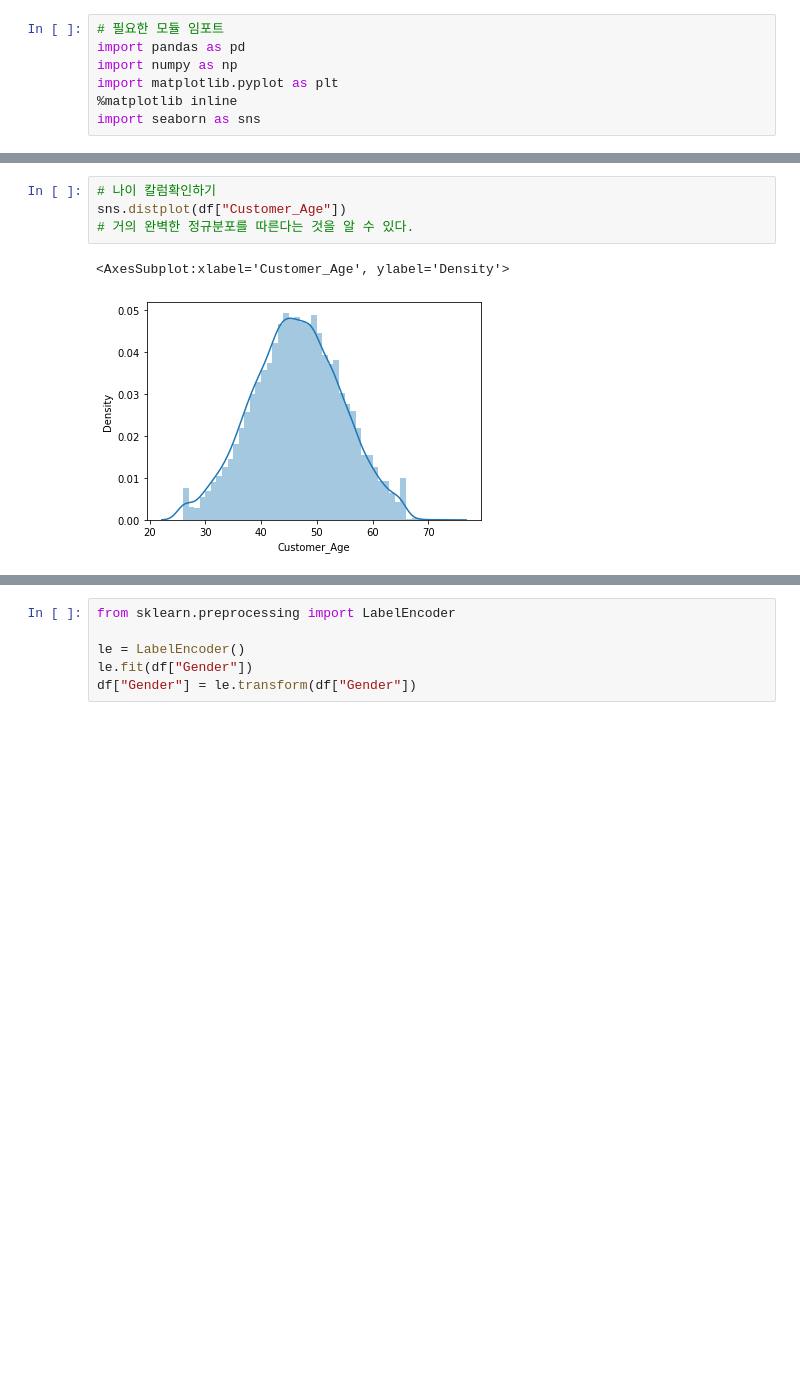
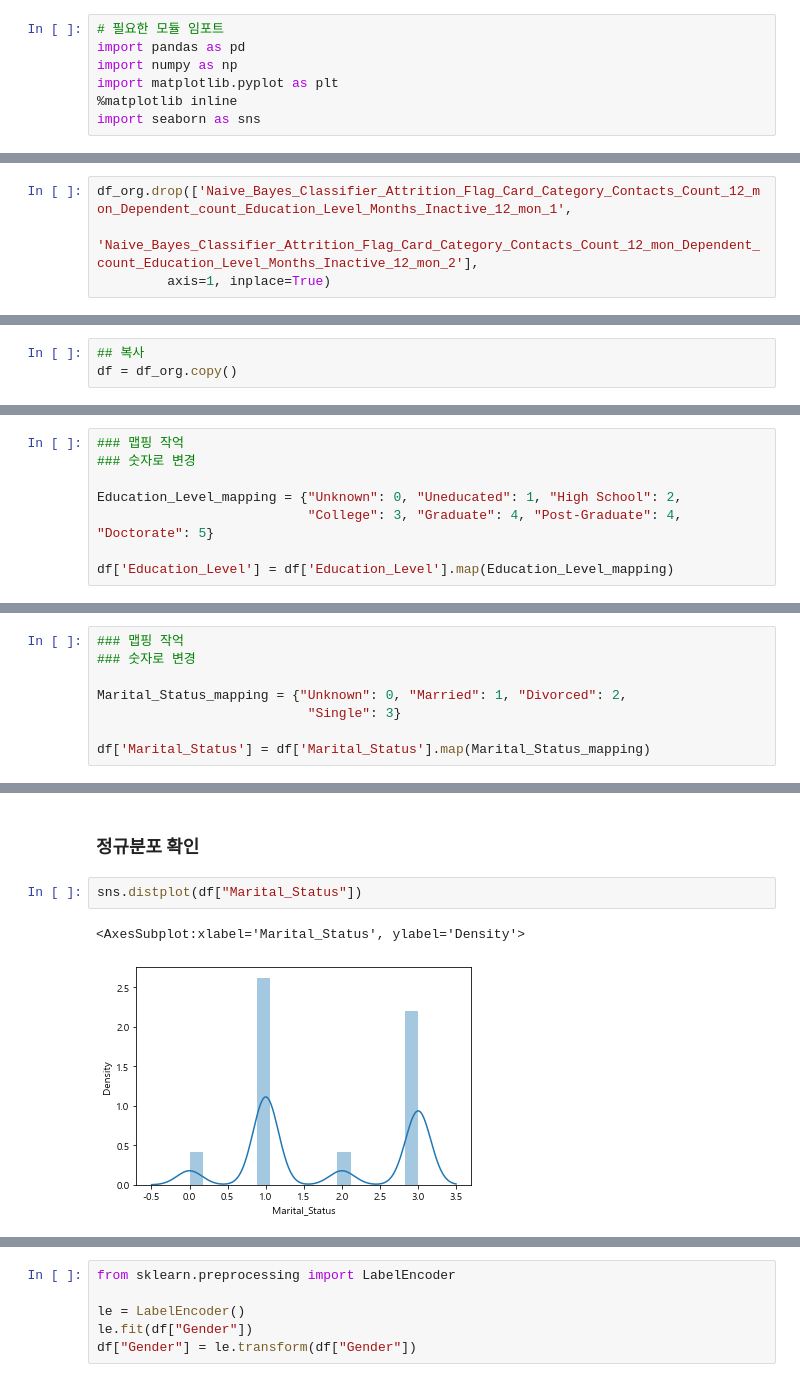
Before and after one commit to Ahn-seongjun/DS_team2, a Jupyter notebook: KYH/[전처리]PredictChurner.ipynb, the cells around one changed output, grey strips where cells are left out. Saved outputs shown, nothing was run; the diff lists cells and outputs as text; blank space fills up the shorter version.

```diff
--- a/KYH/[전처리]PredictChurner.ipynb
+++ b/KYH/[전처리]PredictChurner.ipynb
@@ -11,2 +90,6 @@ df = pd.read_csv("./data/BankChurners.csv")
+# %%
+df_org.drop(['Naive_Bayes_Classifier_Attrition_Flag_Card_Category_Contacts_Count_12_mon_Dependent_count_Education_Level_Months_Inactive_12_mon_1',
+         'Naive_Bayes_Classifier_Attrition_Flag_Card_Category_Contacts_Count_12_mon_Dependent_count_Education_Level_Months_Inactive_12_mon_2'],
+         axis=1, inplace=True)
 # %%
 # 데이터 칼럼 및 결측치 확인
@@ -117 +162,4 @@ CLIENTNUM
+# %%
+## 복사
+df = df_org.copy()
 # %%
@@ -137,0 +245,8 @@ dtype: int64
+# %%
+### 맵핑 작억
+### 숫자로 변경
+
+Education_Level_mapping = {"Unknown": 0, "Uneducated": 1, "High School": 2,
+                           "College": 3, "Graduate": 4, "Post-Graduate": 4, "Doctorate": 5}
+
+df['Education_Level'] = df['Education_Level'].map(Education_Level_mapping)
@@ -137,0 +430,8 @@ dtype: int64
+# %%
+### 맵핑 작억
+### 숫자로 변경
+
+Marital_Status_mapping = {"Unknown": 0, "Married": 1, "Divorced": 2,
+                           "Single": 3}
+
+df['Marital_Status'] = df['Marital_Status'].map(Marital_Status_mapping)
@@ -138,7 +466,7 @@ dtype: int64
+# %% [markdown]
+### 정규분포 확인
 # %%
-# 나이 칼럼확인하기
-sns.distplot(df["Customer_Age"])
-# 거의 완벽한 정규분포를 따른다는 것을 알 수 있다.
+sns.distplot(df["Marital_Status"])
 # %% [output]
-<AxesSubplot:xlabel='Customer_Age', ylabel='Density'>
+<AxesSubplot:xlabel='Marital_Status', ylabel='Density'>
-[figure, old version]
+[figure, new version]
```
Also changed, not shown: parts of 54 cells of this notebook.
